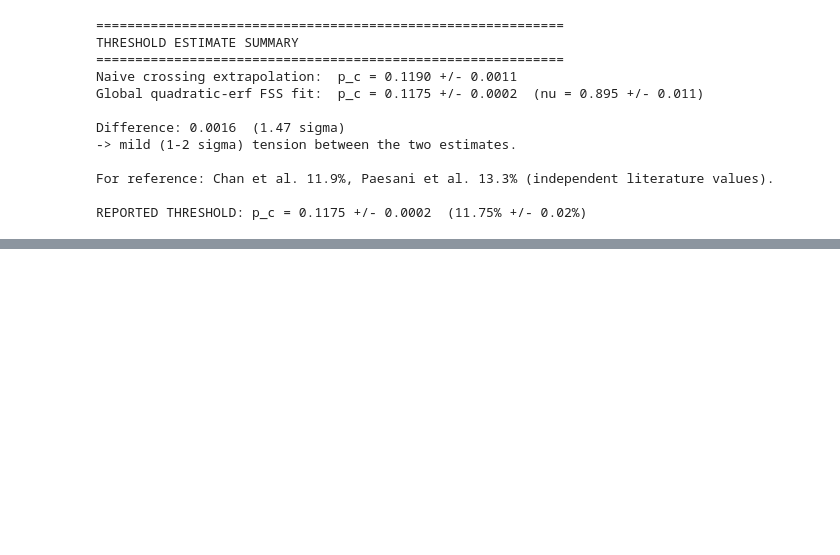
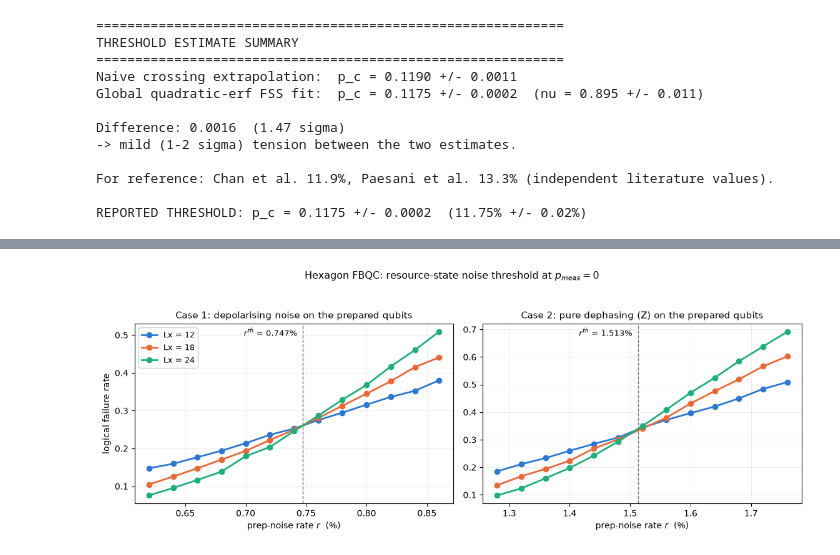
Before and after one commit to anxious-pineapple/Errors-in-FBQC-Code, a Jupyter notebook: Code/Hexagon_fbqc_walkthrough.ipynb, the cells around one changed output, grey strips where cells are left out. Drawn from its saved outputs; the diff is of its cells as text; code cells hidden in the pictures; blank space fills up the shorter version.

Commit message:
added new notebooks for HexagonMOD2 and HexagonMOD

```diff
--- a/Code/Hexagon_fbqc_walkthrough.ipynb
+++ b/Code/Hexagon_fbqc_walkthrough.ipynb
@@ -2189,0 +2631,28 @@ REPORTED THRESHOLD: p_c = 0.1175 +/- 0.0002  (11.75% +/- 0.02%)
+# %%
+# Categorical slots in fixed order, one per lattice size -- never cycled.
+PREP_COLOURS = {12: "#2a78d6", 18: "#eb6834", 24: "#1baf7a"}
+
+fig, axes = plt.subplots(1, 2, figsize=(11.5, 4.4))
+for ax, channel in zip(axes, ("depolarise", "dephase")):
+    rs = np.asarray(r_grid[channel])
+    for L, curve in zip(Ls_prep, prep_curves[channel]):
+        ax.plot(rs * 100, curve, "o-", lw=2, ms=6,
+                color=PREP_COLOURS[L], label=f"Lx = {L}")
+    r_th, spread = prep_thresholds[channel]
+    if np.isfinite(r_th):
+        ax.axvline(r_th * 100, ls="--", lw=1, color="0.45")
+        ax.annotate(f"$r^{{th}}$ = {r_th * 100:.3f}%", (r_th * 100, 0.93),
+                    xycoords=("data", "axes fraction"), ha="right",
+                    textcoords="offset points", xytext=(-6, 0), fontsize=9.5)
+    ax.set_title(CASE_TITLES[channel], fontsize=10.5)
+    ax.set_xlabel("prep-noise rate $r$  (%)")
+    ax.grid(alpha=.25, lw=.6)
+axes[0].set_ylabel("logical failure rate")
+axes[0].legend(fontsize=9, framealpha=.9)
+fig.suptitle("Hexagon FBQC: resource-state noise threshold at $p_{meas} = 0$",
+             fontsize=11.5)
+fig.tight_layout(rect=(0, 0, 1, 0.94))
+fig.savefig(os.path.join(out_dir_prep, "crossings.png"), dpi=150)
+plt.show()
+# %% [output]
+[figure, added]
```
Also changed, not shown: parts of 22 cells of this notebook, 6 other files.
